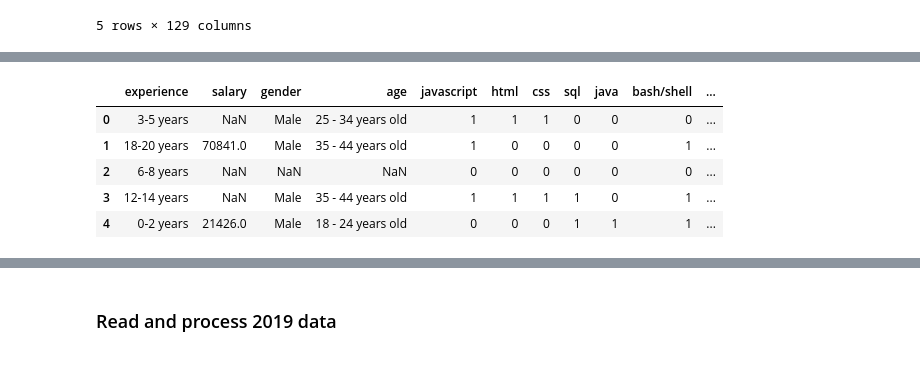
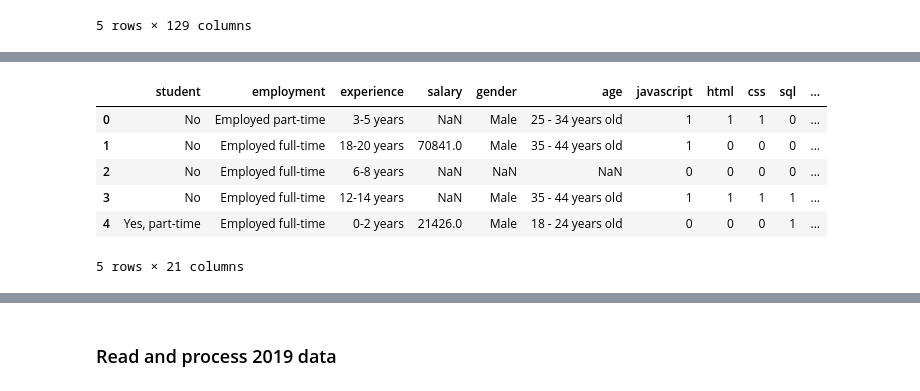
Before and after one commit to ksprashu/analyze_skillset_trends_stackoverflow, a Jupyter notebook: wrangle_data.ipynb, the cells around one changed output, grey strips where cells are left out. Cells and saved outputs as stored; diff of their text form; code cells hidden in the pictures.

```diff
--- a/wrangle_data.ipynb
+++ b/wrangle_data.ipynb
@@ -725,7 +995,7 @@ df_2017.describe()
 # %% [markdown]
 ### Read and process 2018 data
 # %%
-df_2018 = pd.read_csv('2018_results.csv')
+df_2018 = pd.read_csv('2018_results.csv', low_memory=False)
 df_2018.head()
 # %% [output]
 |  | Respondent | Hobby | OpenSource | Country | Student | Employment | FormalEducation | UndergradMajor | ... |
@@ -796,15 +1083,17 @@ df_2018.iloc[:,71]
 98854                           NaN
 Name: FrameworkWorkedWith, Length: 98855, dtype: object
 # %%
-df_2018 = clean_filter_cols(df_2018, [11,54,120,124], ['experience', 'salary','gender', 'age'], [65,71], False, ';')
+# extract the columns we are interested in and the tech cols
+df_2018 = clean_filter_cols(df_2018, [4,5,11,54,120,124], ['student','employment','experience', 'salary','gender', 'age'], [65,71], False, ';')
 df_2018.head()
 # %% [output]
-|  | experience | salary | gender | age | javascript | html | css | sql | java | bash/shell | ... |
-| 0 | 3-5 years | NaN | Male | 25 - 34 years old | 1 | 1 | 1 | 0 | 0 | 0 | ... |
-| 1 | 18-20 years | 70841.0 | Male | 35 - 44 years old | 1 | 0 | 0 | 0 | 0 | 1 | ... |
-| 2 | 6-8 years | NaN | NaN | NaN | 0 | 0 | 0 | 0 | 0 | 0 | ... |
-| 3 | 12-14 years | NaN | Male | 35 - 44 years old | 1 | 1 | 1 | 1 | 0 | 1 | ... |
-| 4 | 0-2 years | 21426.0 | Male | 18 - 24 years old | 0 | 0 | 0 | 1 | 1 | 1 | ... |
+|  | student | employment | experience | salary | gender | age | javascript | html | css | sql | ... |
+| 0 | No | Employed part-time | 3-5 years | NaN | Male | 25 - 34 years old | 1 | 1 | 1 | 0 | ... |
+| 1 | No | Employed full-time | 18-20 years | 70841.0 | Male | 35 - 44 years old | 1 | 0 | 0 | 0 | ... |
+| 2 | No | Employed full-time | 6-8 years | NaN | NaN | NaN | 0 | 0 | 0 | 0 | ... |
+| 3 | No | Employed full-time | 12-14 years | NaN | Male | 35 - 44 years old | 1 | 1 | 1 | 1 | ... |
+| 4 | Yes, part-time | Employed full-time | 0-2 years | 21426.0 | Male | 18 - 24 years old | 0 | 0 | 0 | 1 | ... |
+5 rows × 21 columns
 # %%
 # consistent column names
 df_2018 = df_2018.rename(columns={'bash/shell': 'bash', '.net core': '.net', 'angular':'angular.js', 'react':'react.js'})
```
Also changed, not shown: parts of 76 cells of this notebook, 1 other file.
